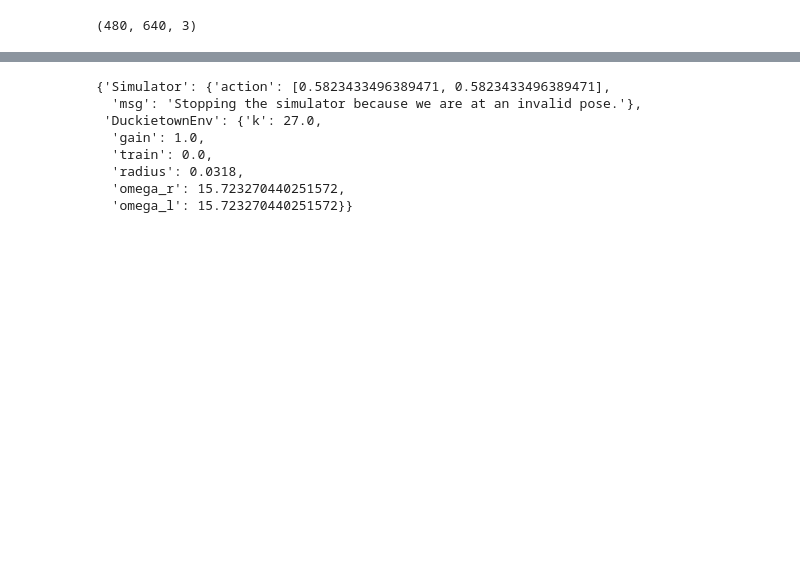
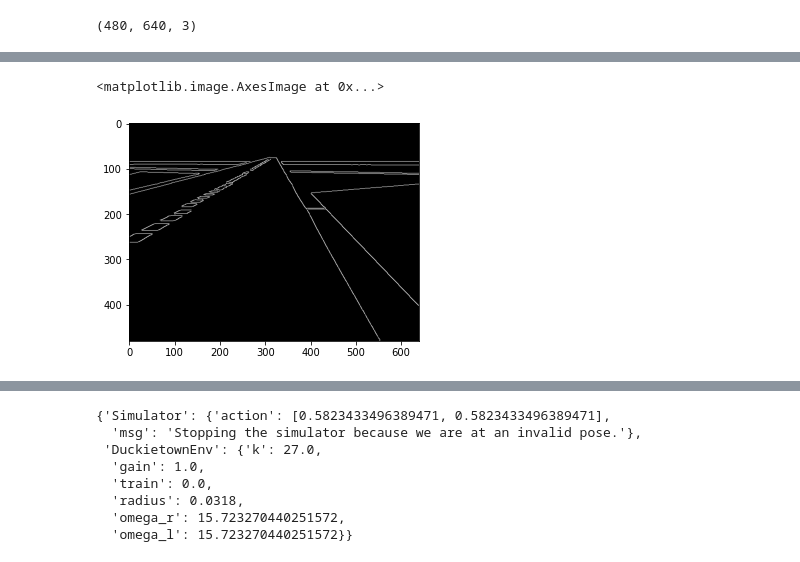
Before and after one commit to goncamateus/patocin, a Jupyter notebook: perception/testes.ipynb, the cells around one changed output, grey strips where cells are left out. Drawn from its saved outputs; the diff is of its cells as text; code cells hidden in the pictures; blank space fills up the shorter version.

```diff
--- a/perception/testes.ipynb
+++ b/perception/testes.ipynb
@@ -80,0 +110,10 @@ obs.shape
+# %%
+def canny(img, low_threshold, high_threshold):
+    return cv2.Canny(img, low_threshold, high_threshold)
+# %%
+img_canny = canny(blured, 50, 150)
+# %%
+plt.imshow(img_canny, cmap='gray')
+# %% [output]
+<matplotlib.image.AxesImage at 0x...>
+[figure, added]
```
Also changed, not shown: parts of 27 cells of this notebook.
